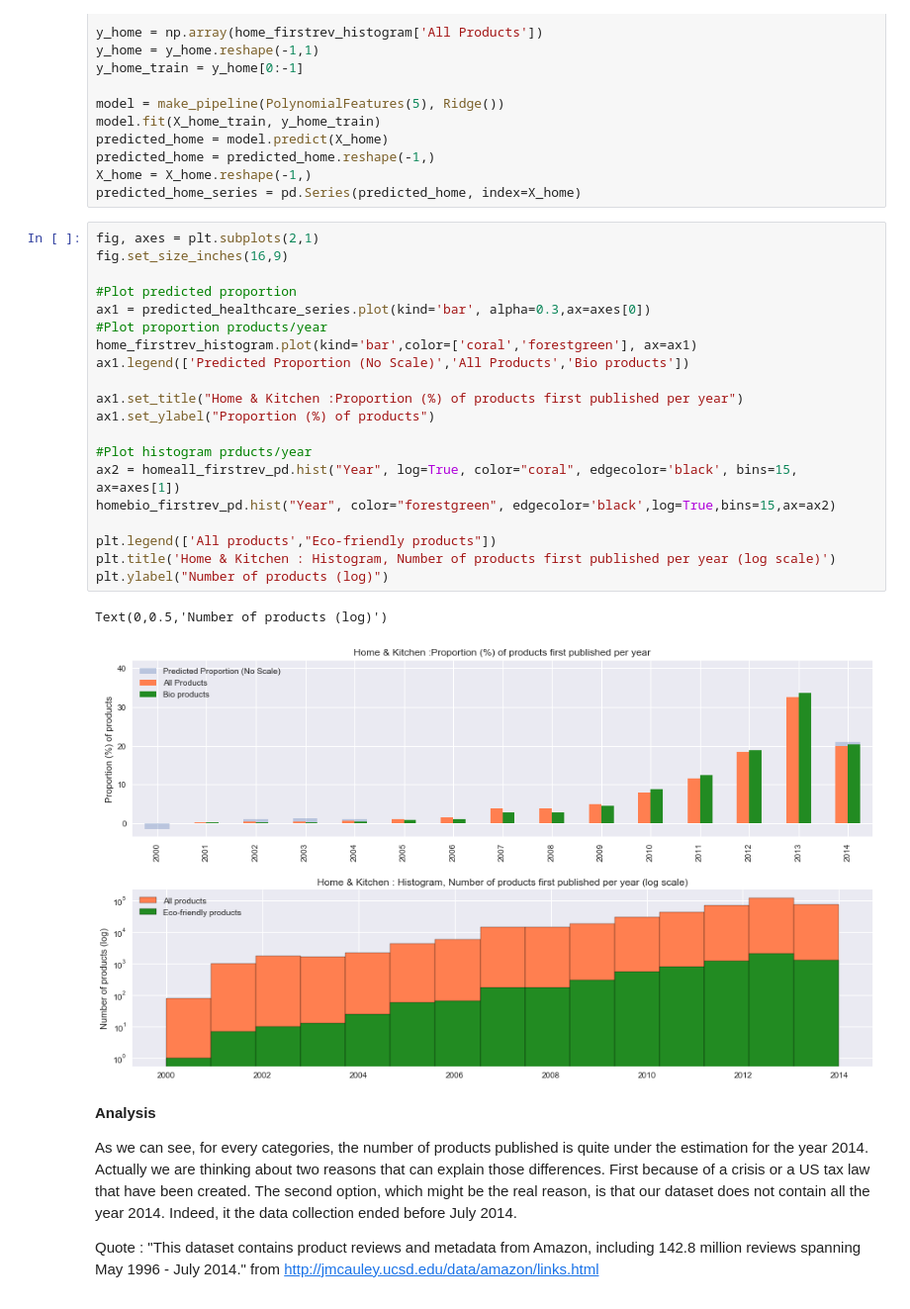
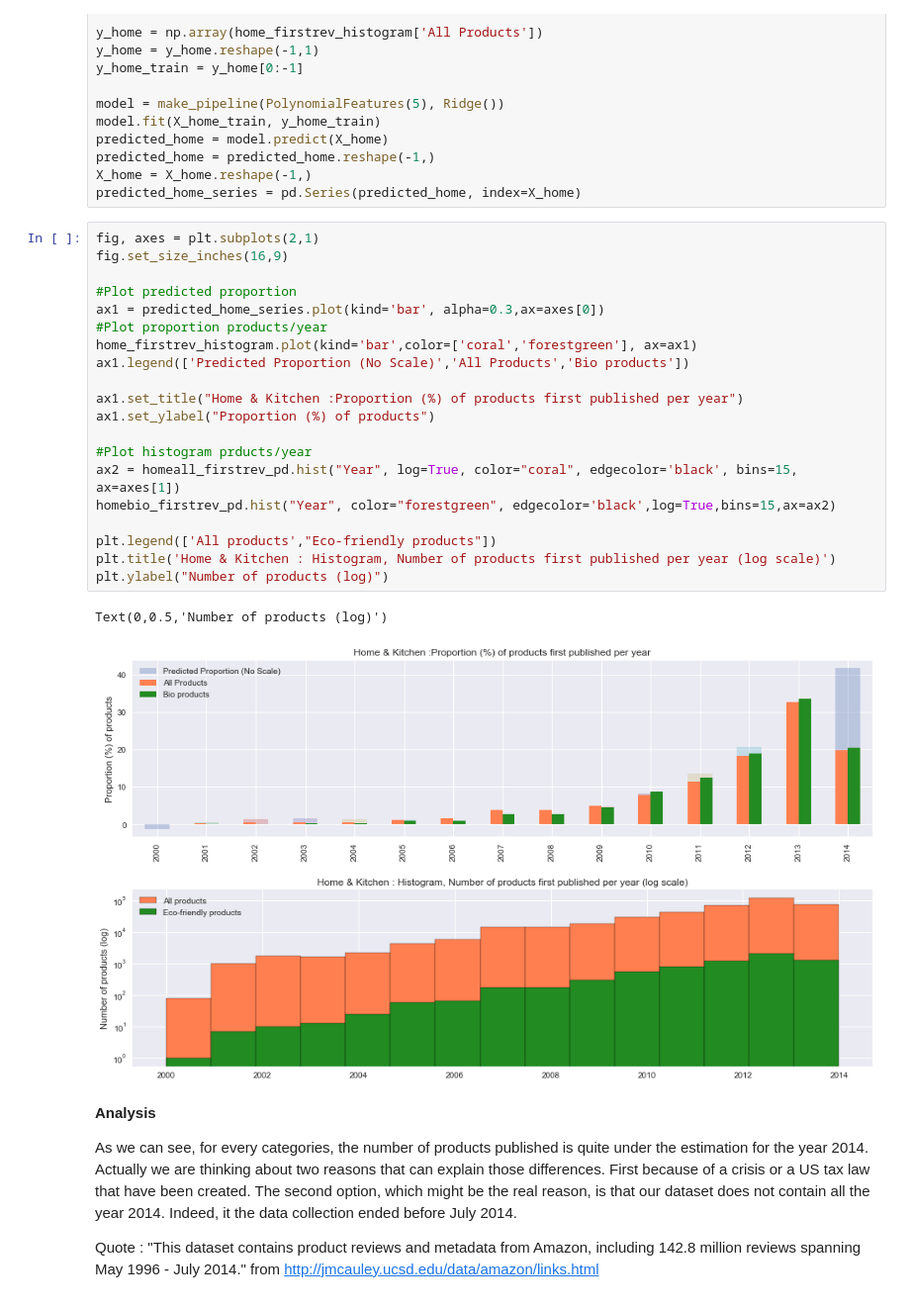
Before and after one commit to MaxencePPierre/ada-project, a Jupyter notebook: project_general.ipynb, the cells around one changed output. Shown at 99% size. Drawn from its saved outputs; the diff is of its cells as text.

Commit message:
correct curves

```diff
--- a/project_general.ipynb
+++ b/project_general.ipynb
@@ -730,26 +730,26 @@ predicted_home_series = pd.Series(predicted_home, index=X_home)
 # %%
 fig, axes = plt.subplots(2,1)
 fig.set_size_inches(16,9)
 
 #Plot predicted proportion
-ax1 = predicted_healthcare_series.plot(kind='bar', alpha=0.3,ax=axes[0])
+ax1 = predicted_home_series.plot(kind='bar', alpha=0.3,ax=axes[0])
 #Plot proportion products/year
 home_firstrev_histogram.plot(kind='bar',color=['coral','forestgreen'], ax=ax1)
 ax1.legend(['Predicted Proportion (No Scale)','All Products','Bio products'])
 
 ax1.set_title("Home & Kitchen :Proportion (%) of products first published per year")
 ax1.set_ylabel("Proportion (%) of products")
 
 #Plot histogram prducts/year
 ax2 = homeall_firstrev_pd.hist("Year", log=True, color="coral", edgecolor='black', bins=15, ax=axes[1])
 homebio_firstrev_pd.hist("Year", color="forestgreen", edgecolor='black',log=True,bins=15,ax=ax2)
 
 plt.legend(['All products',"Eco-friendly products"])
 plt.title('Home & Kitchen : Histogram, Number of products first published per year (log scale)')
 plt.ylabel("Number of products (log)")
 # %% [output]
 Text(0,0.5,'Number of products (log)')
-[figure, old version]
+[figure, new version]
 # %% [markdown]
 **Analysis**
 
```
Also changed, not shown: parts of 2 cells of this notebook.
